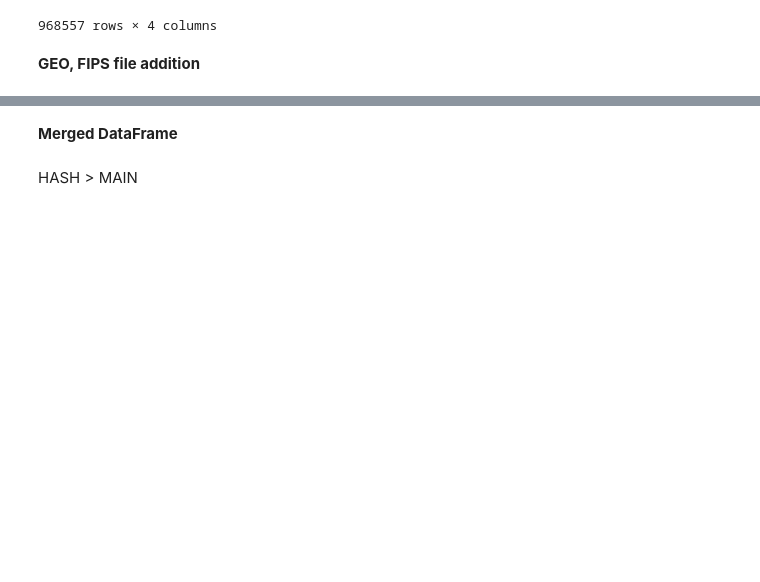
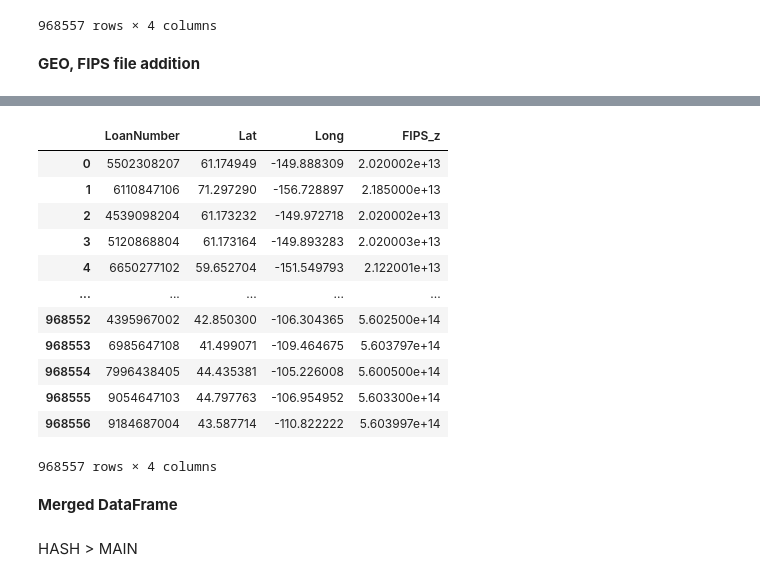
Before and after one commit to cspence001/mapdata_finalization_notebooks, a Jupyter notebook: main_concat.ipynb, the cells around one changed output, grey strips where cells are left out. Drawn from its saved outputs; the diff is of its cells as text; code cells hidden in the pictures; blank space fills up the shorter version.

```diff
--- a/main_concat.ipynb
+++ b/main_concat.ipynb
@@ -109,3 +89,21 @@ result
+# %%
+cols= ["LoanNumber", "Lat", "Long", "FIPS_z"]
+ppp_geo_fips = ppp_geo_fips[cols]
+ppp_geo_fips
+# %% [output]
+|  | LoanNumber | Lat | Long | FIPS_z |
+| 0 | 5502308207 | 61.174949 | -149.888309 | 2.020002e+13 |
+| 1 | 6110847106 | 71.297290 | -156.728897 | 2.185000e+13 |
+| 2 | 4539098204 | 61.173232 | -149.972718 | 2.020002e+13 |
+| 3 | 5120868804 | 61.173164 | -149.893283 | 2.020003e+13 |
+| 4 | 6650277102 | 59.652704 | -151.549793 | 2.122001e+13 |
+| ... | ... | ... | ... | ... |
+| 968552 | 4395967002 | 42.850300 | -106.304365 | 5.602500e+14 |
+| 968553 | 6985647108 | 41.499071 | -109.464675 | 5.603797e+14 |
+| 968554 | 7996438405 | 44.435381 | -105.226008 | 5.600500e+14 |
+| 968555 | 9054647103 | 44.797763 | -106.954952 | 5.603300e+14 |
+| 968556 | 9184687004 | 43.587714 | -110.822222 | 5.603997e+14 |
+968557 rows × 4 columns
 # %% [markdown]
 <b>Merged DataFrame
 # %% [markdown]
```
Also changed, not shown: parts of 15 cells of this notebook, 5 other files.
